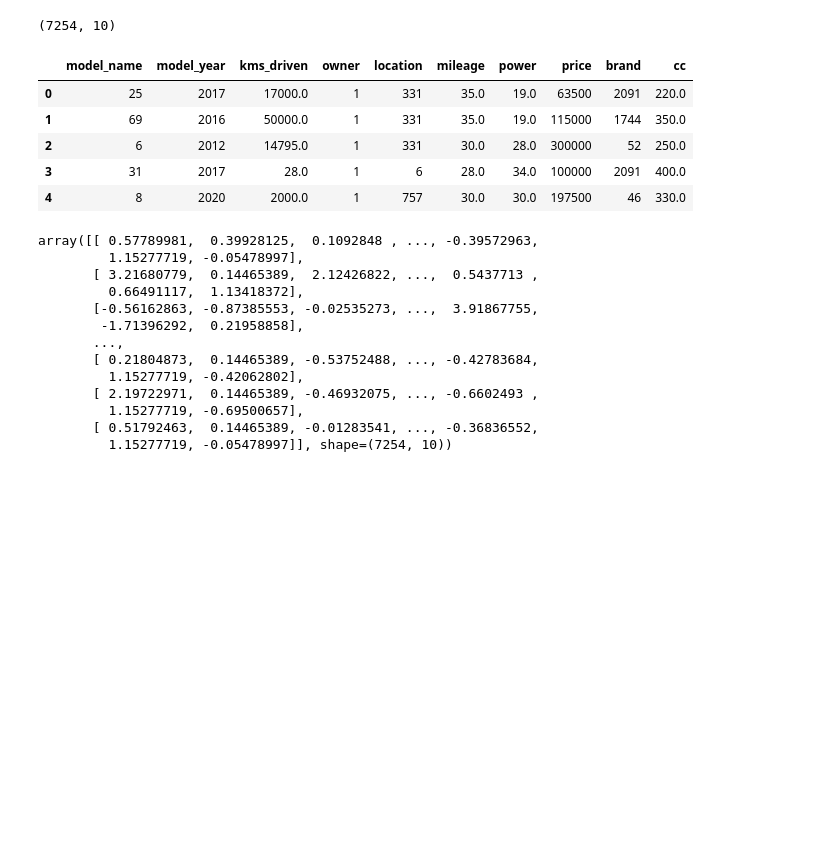
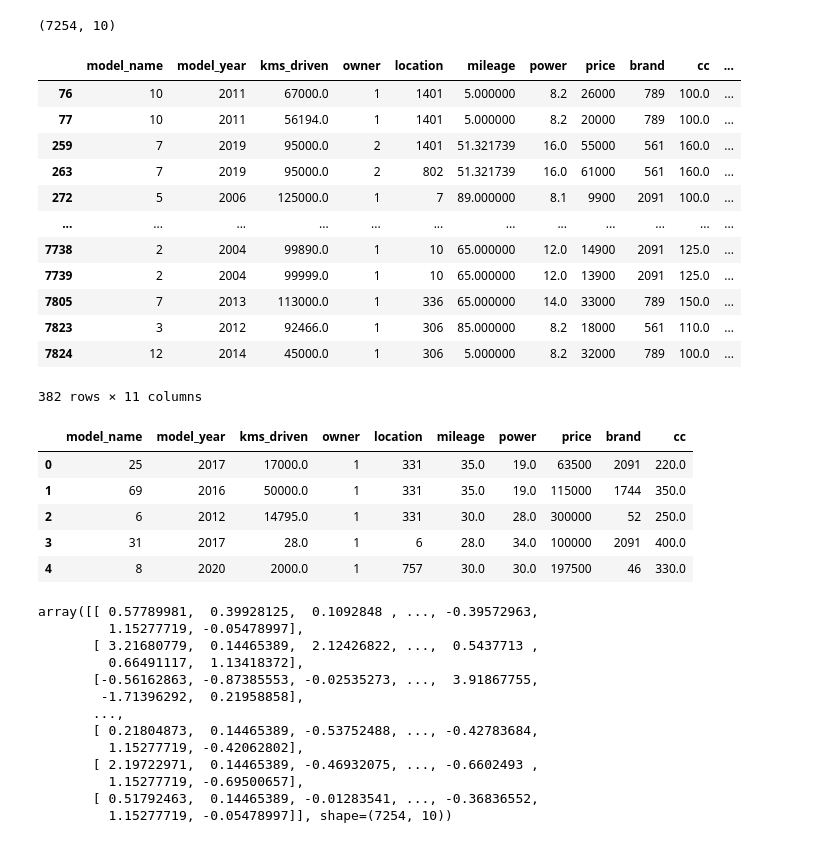
Before and after one commit to sushantkas/Pr-2-used-bikes, a Jupyter notebook: Final_ML_Model.ipynb, the cells around one changed output. Saved outputs shown, nothing was run; the diff lists cells and outputs as text; code cells hidden in the pictures; blank space fills up the shorter version.

```diff
--- a/Final_ML_Model.ipynb
+++ b/Final_ML_Model.ipynb
@@ -76,6 +80,22 @@ bikes_trans=df_cleaned
 bikes_trans.shape
 # %% [output]
 (7254, 10)
+# %%
+df_outliers
+# %% [output]
+|  | model_name | model_year | kms_driven | owner | location | mileage | power | price | brand | cc | ... |
+| 76 | 10 | 2011 | 67000.0 | 1 | 1401 | 5.000000 | 8.2 | 26000 | 789 | 100.0 | ... |
+| 77 | 10 | 2011 | 56194.0 | 1 | 1401 | 5.000000 | 8.2 | 20000 | 789 | 100.0 | ... |
+| 259 | 7 | 2019 | 95000.0 | 2 | 1401 | 51.321739 | 16.0 | 55000 | 561 | 160.0 | ... |
+| 263 | 7 | 2019 | 95000.0 | 2 | 802 | 51.321739 | 16.0 | 61000 | 561 | 160.0 | ... |
+| 272 | 5 | 2006 | 125000.0 | 1 | 7 | 89.000000 | 8.1 | 9900 | 2091 | 100.0 | ... |
+| ... | ... | ... | ... | ... | ... | ... | ... | ... | ... | ... | ... |
+| 7738 | 2 | 2004 | 99890.0 | 1 | 10 | 65.000000 | 12.0 | 14900 | 2091 | 125.0 | ... |
+| 7739 | 2 | 2004 | 99999.0 | 1 | 10 | 65.000000 | 12.0 | 13900 | 2091 | 125.0 | ... |
+| 7805 | 7 | 2013 | 113000.0 | 1 | 336 | 65.000000 | 14.0 | 33000 | 789 | 150.0 | ... |
+| 7823 | 3 | 2012 | 92466.0 | 1 | 306 | 85.000000 | 8.2 | 18000 | 561 | 110.0 | ... |
+| 7824 | 12 | 2014 | 45000.0 | 1 | 306 | 5.000000 | 8.2 | 32000 | 789 | 100.0 | ... |
+382 rows × 11 columns
 # %%
 bikes_trans.head()
 # %% [output]
```
Also changed, not shown: parts of 43 cells of this notebook, 7 other files.
